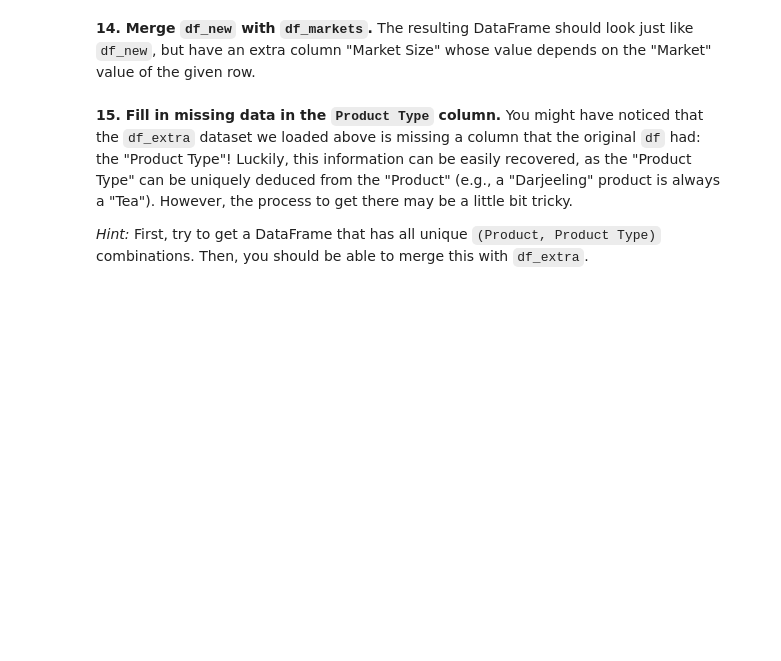
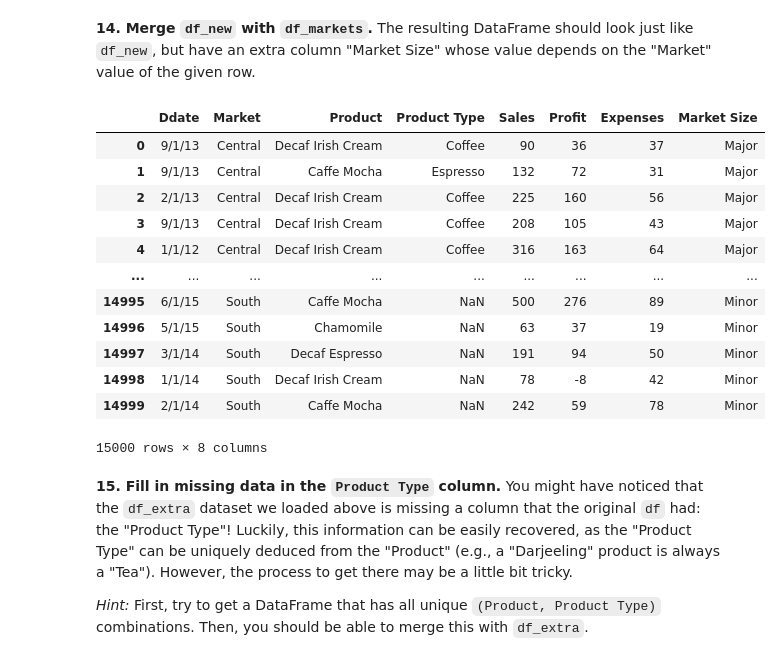
Before and after one commit to clementpickel/DSP_Assignement, a Jupyter notebook: Exercices/ex1/01_Pandas.ipynb, the cells around one changed output. Drawn from its saved outputs; the diff is of its cells as text; code cells hidden in the pictures; blank space fills up the shorter version.

```diff
--- a/Exercices/ex1/01_Pandas.ipynb
+++ b/Exercices/ex1/01_Pandas.ipynb
@@ -222,4 +242,5 @@ df_extra
 # %% [markdown]
 **13. Concatenate the two datasets `df` and `df_extra` into a DataFrame `df_new`,** making sure that the new, concatenated dataset **has no duplicate indices.** The result should be a DataFrame with 15,000 rows that has a numerical index (like our original datasets) from 0 to 14,999.
 # %%
-df_new = ...  # Your code here
+df_new = pd.merge(df, df_extra, 'outer')
+df_new
@@ -242,7 +285,21 @@ df_markets
 # %% [markdown]
 **14. Merge `df_new` with `df_markets`.** The resulting DataFrame should look just like `df_new`, but have an extra column "Market Size" whose value depends on the "Market" value of the given row.
 # %%
-# Your code here
+pd.merge(df_new, df_markets, on='Market')
+# %% [output]
+|  | Ddate | Market | Product | Product Type | Sales | Profit | Expenses | Market Size |
+| 0 | 9/1/13 | Central | Decaf Irish Cream | Coffee | 90 | 36 | 37 | Major |
+| 1 | 9/1/13 | Central | Caffe Mocha | Espresso | 132 | 72 | 31 | Major |
+| 2 | 2/1/13 | Central | Decaf Irish Cream | Coffee | 225 | 160 | 56 | Major |
+| 3 | 9/1/13 | Central | Decaf Irish Cream | Coffee | 208 | 105 | 43 | Major |
+| 4 | 1/1/12 | Central | Decaf Irish Cream | Coffee | 316 | 163 | 64 | Major |
+| ... | ... | ... | ... | ... | ... | ... | ... | ... |
+| 14995 | 6/1/15 | South | Caffe Mocha | NaN | 500 | 276 | 89 | Minor |
+| 14996 | 5/1/15 | South | Chamomile | NaN | 63 | 37 | 19 | Minor |
+| 14997 | 3/1/14 | South | Decaf Espresso | NaN | 191 | 94 | 50 | Minor |
+| 14998 | 1/1/14 | South | Decaf Irish Cream | NaN | 78 | -8 | 42 | Minor |
+| 14999 | 2/1/14 | South | Caffe Mocha | NaN | 242 | 59 | 78 | Minor |
+15000 rows × 8 columns
 # %% [markdown]
 **15. Fill in missing data in the `Product Type` column.** You might have noticed that the `df_extra` dataset we loaded above is missing a column that the original `df` had: the "Product Type"!  Luckily, this information can be easily recovered, as the "Product Type" can be uniquely deduced from the "Product" (e.g., a "Darjeeling" product is always a "Tea"). However, the process to get there may be a little bit tricky.
 
```
Also changed, not shown: parts of 13 cells of this notebook, 1 other file.
